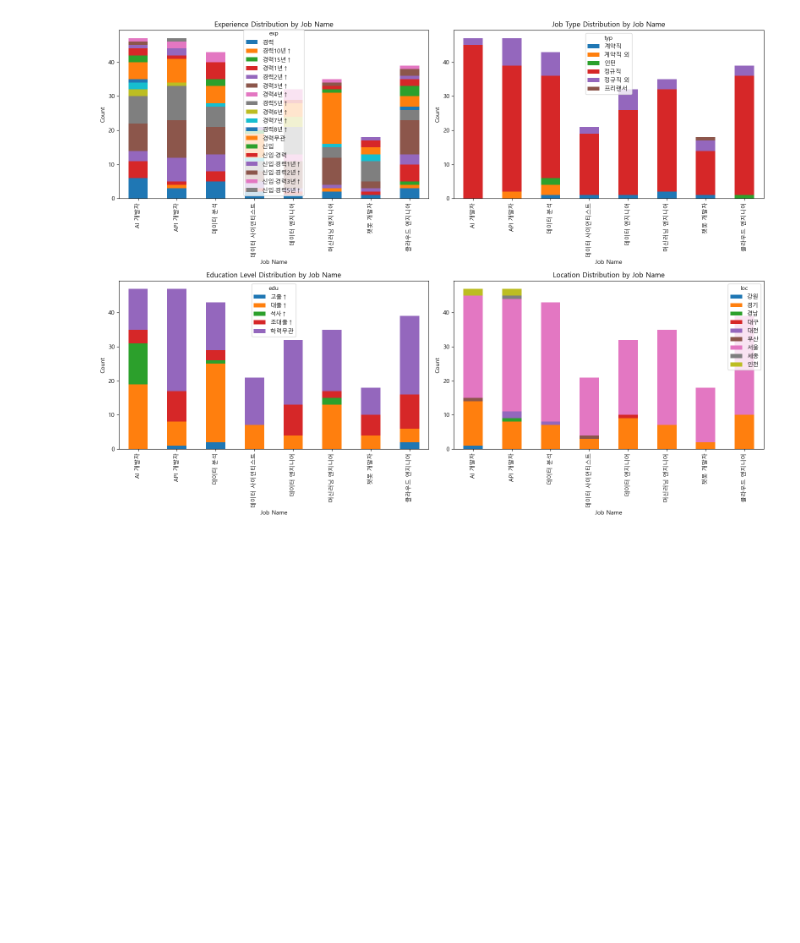
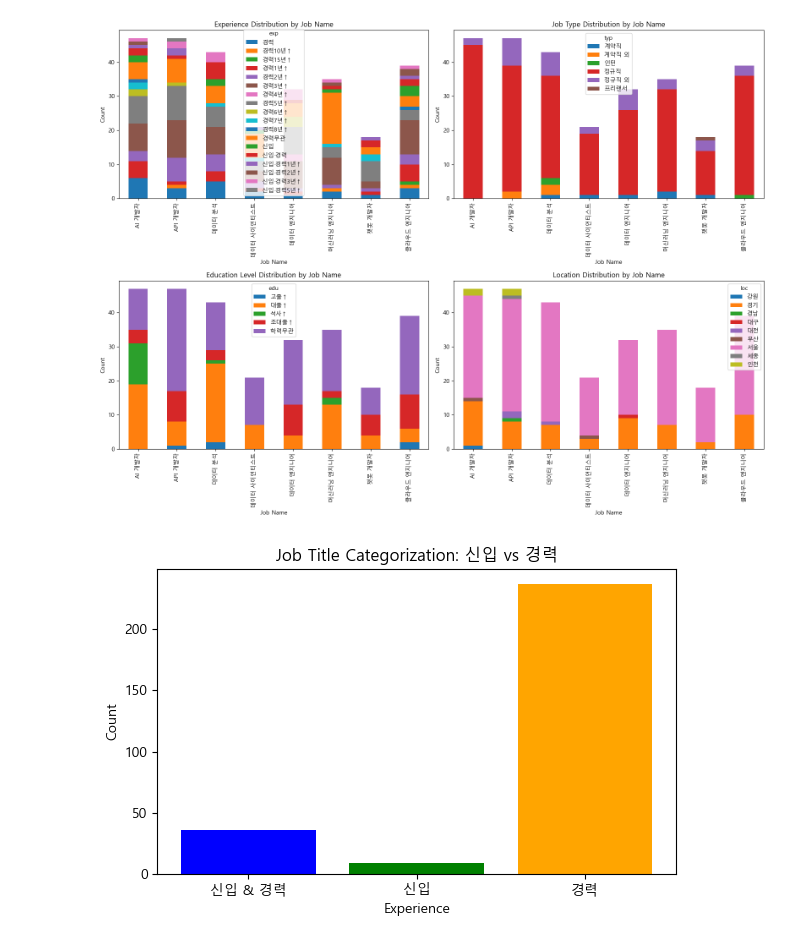
Before and after one commit to sesac-middle-project/recruit-information-chatbot, a Jupyter notebook: jobkorea/preprocessing.ipynb, the cells around one changed output. Drawn from its saved outputs; the diff is of its cells as text; code cells hidden in the pictures; blank space fills up the shorter version.

Commit message:
241206_visualization_hs

```diff
--- a/jobkorea/preprocessing.ipynb
+++ b/jobkorea/preprocessing.ipynb
@@ -372,3 +374,34 @@ plt.tight_layout()
 plt.show()
 # %% [output]
 [figure]
+# %%
+# 신입과 경력 포함 여부를 분리
+newbie = jobkorea[jobkorea['exp'].str.contains('신입', na=False)]
+experienced = jobkorea[jobkorea['exp'].str.contains('경력', na=False)]
+
+# 신입과 경력이 둘 다 포함된 직무
+both = newbie[newbie['exp'].str.contains('경력', na=False)]
+
+# 신입만 포함된 직무 (신입이 포함되고 경력은 포함되지 않음)
+only_newbie = newbie[~newbie['exp'].str.contains('경력', na=False)]
+
+# 경력만 포함된 직무 (경력이 포함되고 신입은 포함되지 않음)
+only_experienced = experienced[~experienced['exp'].str.contains('신입', na=False)]
+
+# 각 카운트
+counts = {
+    '신입 & 경력': both.shape[0],
+    '신입': only_newbie.shape[0],
+    '경력': only_experienced.shape[0]
+}
+
+# 시각화
+plt.figure(figsize=(6, 4))
+plt.bar(counts.keys(), counts.values(), color=['blue', 'green', 'orange'])
+plt.title('Job Title Categorization: 신입 vs 경력')
+plt.xlabel('Experience')
+plt.ylabel('Count')
+plt.tight_layout()
+plt.show()
+# %% [output]
+[figure, added]
```
Also changed, not shown: parts of 1 cell of this notebook.
